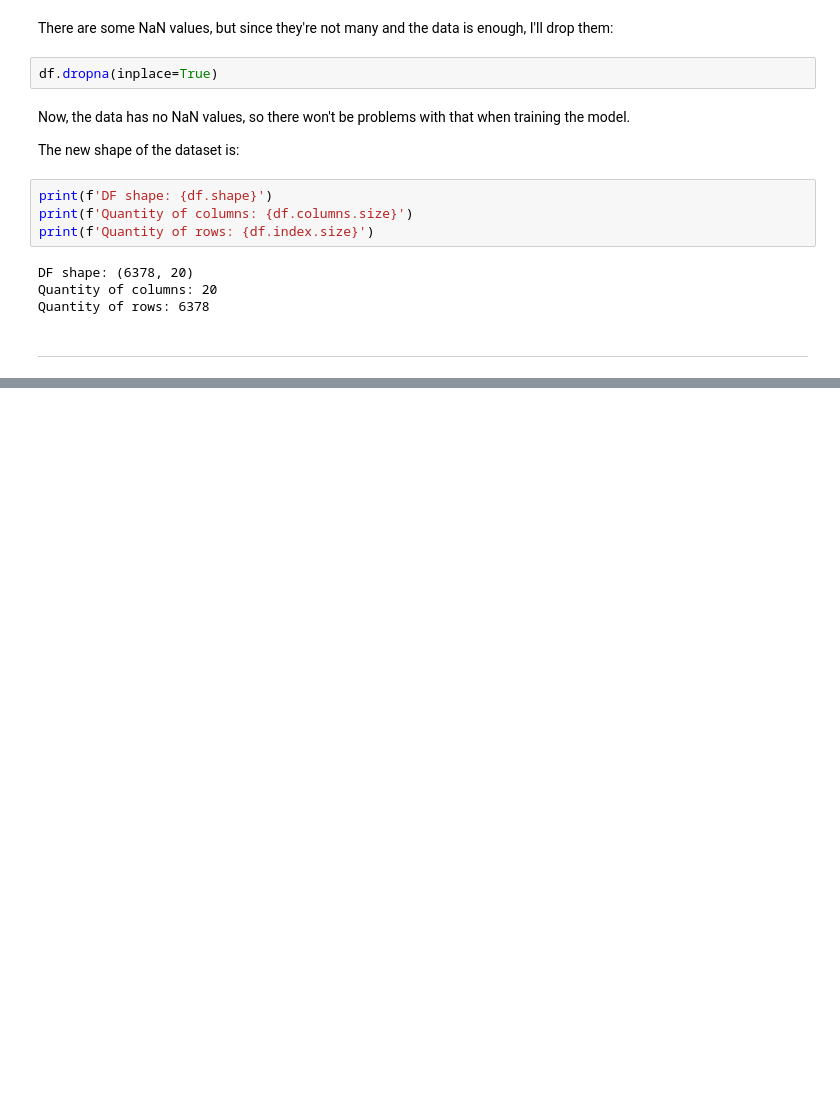
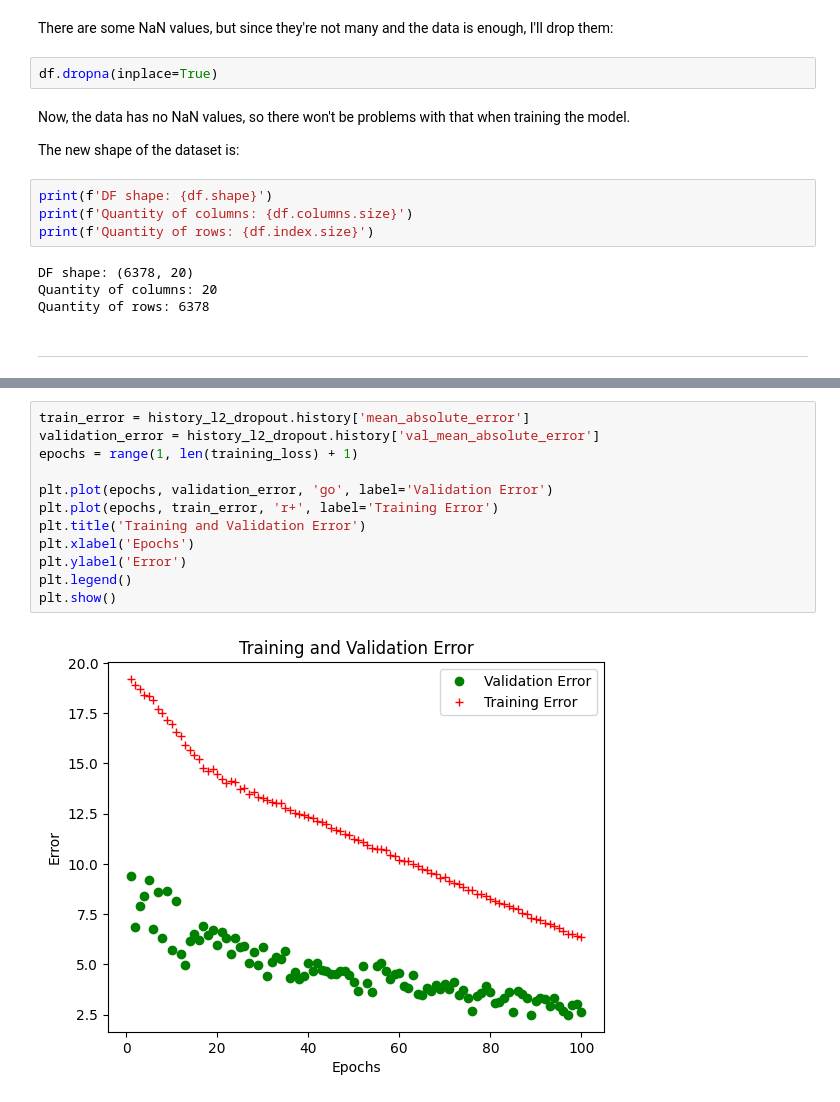
Before and after one commit to yuluka/student_performance_keras_NN, a Jupyter notebook: keras_NN.ipynb, the cells around one changed output, grey strips where cells are left out. Saved outputs shown, nothing was run; the diff lists cells and outputs as text; blank space fills up the shorter version.

```diff
--- a/keras_NN.ipynb
+++ b/keras_NN.ipynb
@@ -154,0 +545,14 @@ Quantity of rows: 6378
+# %%
+train_error = history_l2_dropout.history['mean_absolute_error']
+validation_error = history_l2_dropout.history['val_mean_absolute_error']
+epochs = range(1, len(training_loss) + 1)
+
+plt.plot(epochs, validation_error, 'go', label='Validation Error')
+plt.plot(epochs, train_error, 'r+', label='Training Error')
+plt.title('Training and Validation Error')
+plt.xlabel('Epochs')
+plt.ylabel('Error')
+plt.legend()
+plt.show()
+# %% [output]
+[figure, added]
```
Also changed, not shown: parts of 50 cells of this notebook, 1 other file.
